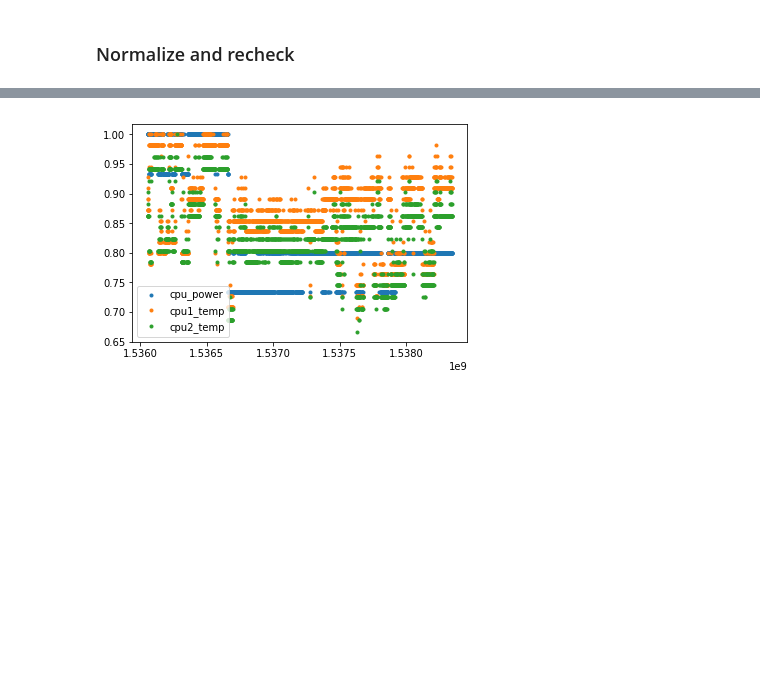
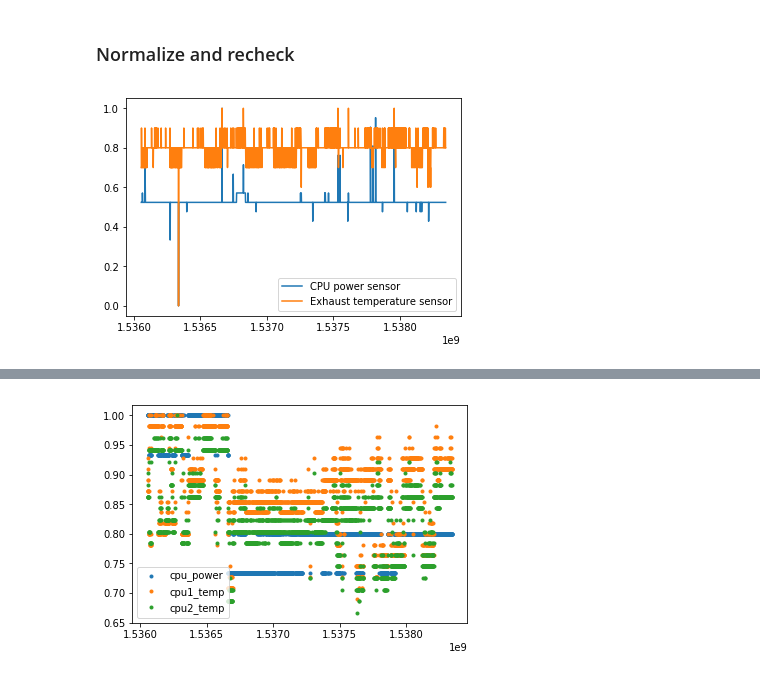
Before and after one commit to Anastasiia-Grishina/PERCCOM_Thesis, a Jupyter notebook: Visualization Nodes CRESCO 6.ipynb, the cells around one changed output, grey strips where cells are left out. Drawn from its saved outputs; the diff is of its cells as text; code cells hidden in the pictures; blank space fills up the shorter version.

```diff
--- a/Visualization Nodes CRESCO 6.ipynb
+++ b/Visualization Nodes CRESCO 6.ipynb
@@ -92,10 +85,19 @@ node_Sept_norm = node_Sept.copy()
 # %% [markdown]
 ### Normalize and recheck
 # %%
-# node_Sept = node_df_Sept[node_df_Sept.nodename == node_df_Sept.nodename.unique()[10]]
-# # node_Sept['cpu_power', 'cpu1_temp', 'cpu2_temp'] = preprocessing.normalize(node_Sept['cpu_power', 'cpu1_temp', 'cpu2_temp'])
-# plt.plot('timestamp_measure', 'cpu_power', data=node_Sept, label='CPU power sensor')
-# plt.plot('timestamp_measure', 'cpu1_temp', data=node_Sept, label='CPU1 temp')
-# plt.plot('timestamp_measure', 'cpu2_temp', data=node_Sept, label='CPU2 temp')
-# plt.legend()
-# plt.show()
+node_Sept_norm = node_df_Sept[node_df_Sept.nodename == node_df_Sept.nodename.unique()[0]].copy()
+
+# node_Sept_norm.loc[:,['cpu_power', 'exh_temp']] = \
+#     preprocessing.normalize(node_Sept_norm.loc[:,['cpu_power', 'exh_temp']], norm='max', axis=0)
+
+node_Sept_norm.loc[:, ['cpu_power', 'cpu1_temp', 'cpu2_temp', 'exh_temp']] = \
+    preprocessing.normalize(node_Sept_norm.loc[:, ['cpu_power','cpu1_temp', 'cpu2_temp', 'exh_temp']], norm='max', axis=0)
+node_Sept_norm.exh_temp = round(node_Sept_norm.exh_temp, 1)
+# plt.plot('timestamp_measure', \
+#          preprocessing.normalize(node_Sept_norm.loc[:,['cpu_power', 'exh_temp']], norm='max', axis=0))
+plt.plot('timestamp_measure','cpu_power', data=node_Sept_norm, label='CPU power sensor')
+plt.plot('timestamp_measure','exh_temp', data=node_Sept_norm, label='Exhaust temperature sensor')
+plt.legend()
+plt.show()
+# %% [output]
+[figure, added]
```
Also changed, not shown: parts of 7 cells of this notebook.
